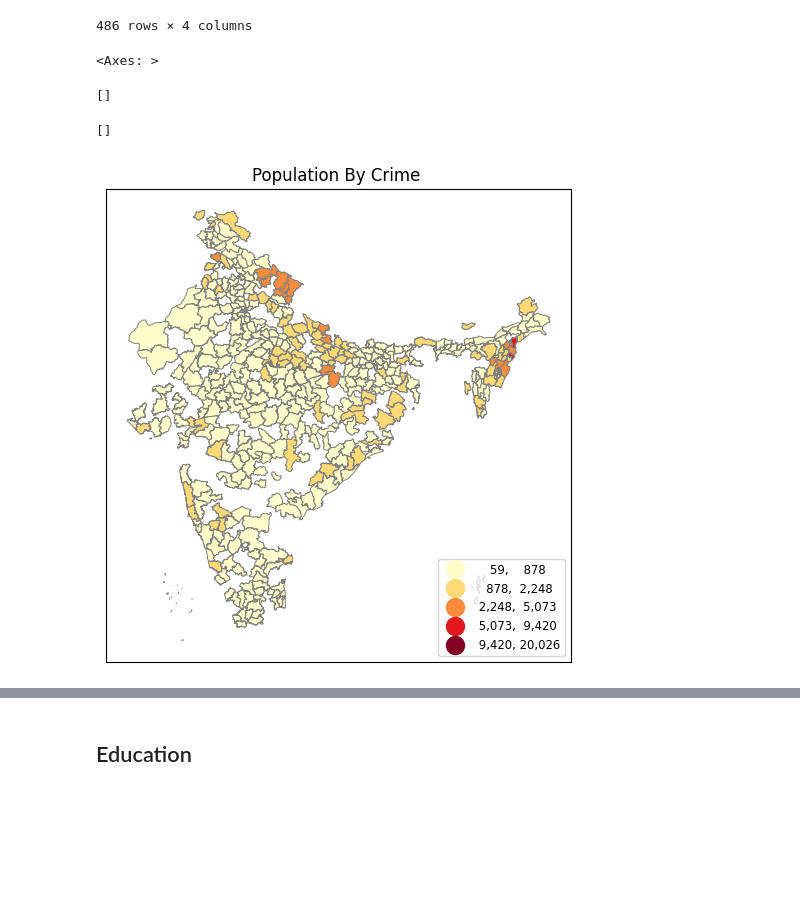
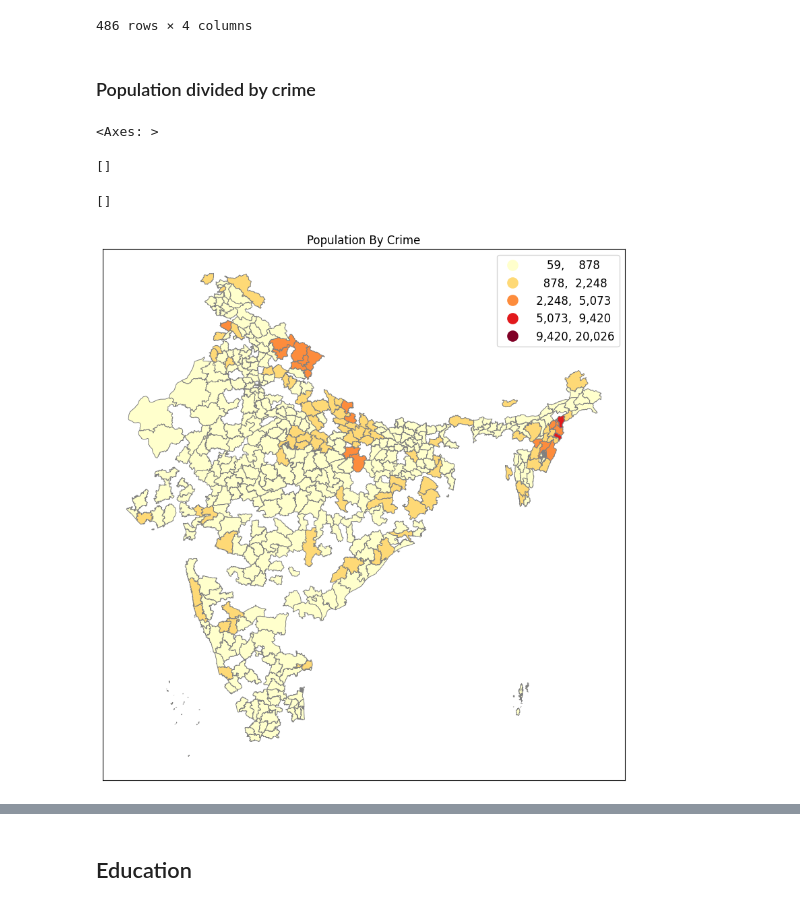
Before and after one commit to Dhairya890/GIS-SEM1, a Jupyter notebook: GIS_INDIA.ipynb, the cells around one changed output, grey strips where cells are left out. Saved outputs shown, nothing was run; the diff lists cells and outputs as text; code cells hidden in the pictures; blank space fills up the shorter version.

```diff
--- a/GIS_INDIA.ipynb
+++ b/GIS_INDIA.ipynb
@@ -118,20 +121,22 @@ df_pop_crime[['distname','Total Cognizable IPC crimes','totalpopul','_merge']]
 | 484 | KHAMMAM | 11022 | 1401639.0 | both |
 | 485 | KARGIL | 105 | 140802.0 | both |
 486 rows × 4 columns
+# %% [markdown]
+### Population divided by crime
 # %%
-df_pop_crime["crime_by_pop"] = df_pop_crime["totalpopul"]/df_pop_crime["Total Cognizable IPC crimes"]
+df_pop_crime["pop_by_crime"] = df_pop_crime["totalpopul"]/df_pop_crime["Total Cognizable IPC crimes"]
 # %%
-fig, ax = plt.subplots(1, figsize=(6,10))
+fig, ax = plt.subplots(1, figsize=(10,12))
 
-df_pop_crime.plot(ax=ax,column='crime_by_pop',legend=True,cmap='YlOrRd',scheme='natural_breaks',k=5,
+df_pop_crime.plot(ax=ax,column='pop_by_crime',legend=True,cmap='YlOrRd',scheme='natural_breaks',k=5,
          edgecolor='grey',linewidth=.7,legend_kwds= {"fmt": "{:,.0f}",
-        'loc':'lower right','title_fontsize':'medium','fontsize':'small','markerscale':1.4}) #
+        'loc':'upper right','title_fontsize':'large','fontsize':'large','markerscale':1.2})
 
-ax.title.set_text("Population By Crime ")
-ax.set_xticks([]) #kills xticks
-ax.set_yticks([]) #kills xticks
+ax.title.set_text("Population By Crime")
+ax.set_xticks([])
+ax.set_yticks([])
 # %% [output]
 <Axes: >
 []
 []
-[figure, old version]
+[figure, new version]
```
Also changed, not shown: parts of 28 cells of this notebook.
